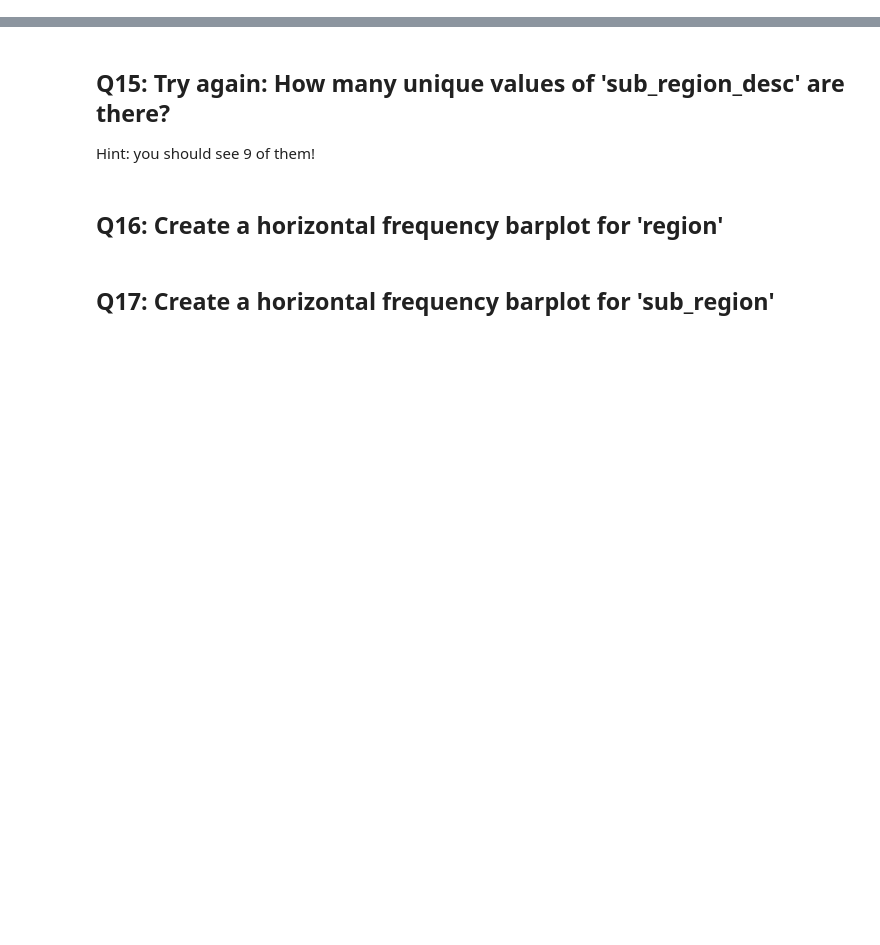
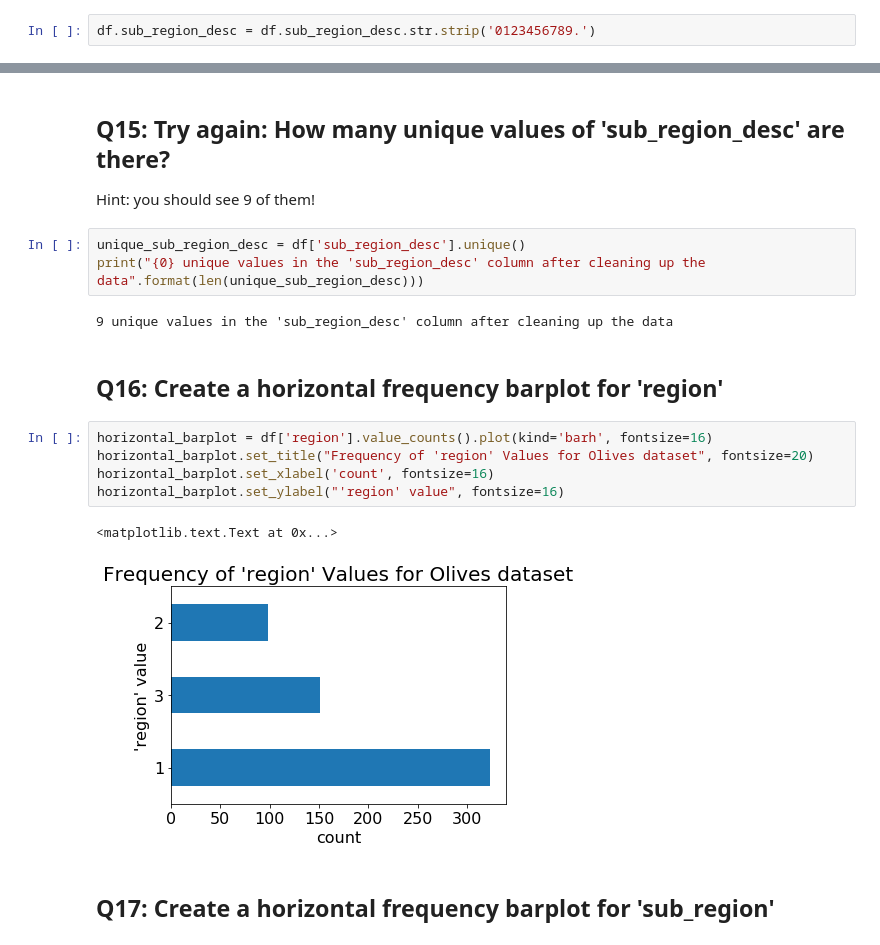
Before and after one commit to frieds/dsp, a Jupyter notebook: python/pandas/3_pandas_olive_answers_daniel.ipynb, the cells around one changed output, grey strips where cells are left out. Saved outputs shown, nothing was run; the diff lists cells and outputs as text; blank space fills up the shorter version.

Commit message:
graphs and final answers to analysis on Olives dataset using pandas

```diff
--- a/python/pandas/3_pandas_olive_answers_daniel.ipynb
+++ b/python/pandas/3_pandas_olive_answers_daniel.ipynb
@@ -167,0 +162,2 @@ http://stackoverflow.com/questions/39583264/pandas-strip-numbers-and-parenthesis
+# %%
+df.sub_region_desc = df.sub_region_desc.str.strip('0123456789.')
@@ -168,7 +182,20 @@ http://stackoverflow.com/questions/39583264/pandas-strip-numbers-and-parenthesis
 # %% [markdown]
 ## Q15:  Try again:  How many unique values of 'sub_region_desc' are there?
 Hint:  you should see 9 of them!
+# %%
+unique_sub_region_desc = df['sub_region_desc'].unique()
+print("{0} unique values in the 'sub_region_desc' column after cleaning up the data".format(len(unique_sub_region_desc)))
+# %% [output]
+9 unique values in the 'sub_region_desc' column after cleaning up the data
 # %% [markdown]
 ## Q16:   Create a horizontal frequency barplot for 'region'
+# %%
+horizontal_barplot = df['region'].value_counts().plot(kind='barh', fontsize=16)
+horizontal_barplot.set_title("Frequency of 'region' Values for Olives dataset", fontsize=20)
+horizontal_barplot.set_xlabel('count', fontsize=16)
+horizontal_barplot.set_ylabel("'region' value", fontsize=16)
+# %% [output]
+<matplotlib.text.Text at 0x...>
+[figure, added]
 # %% [markdown]
 ## Q17:   Create a horizontal frequency barplot for 'sub_region'
```
Also changed, not shown: parts of 8 cells of this notebook.
